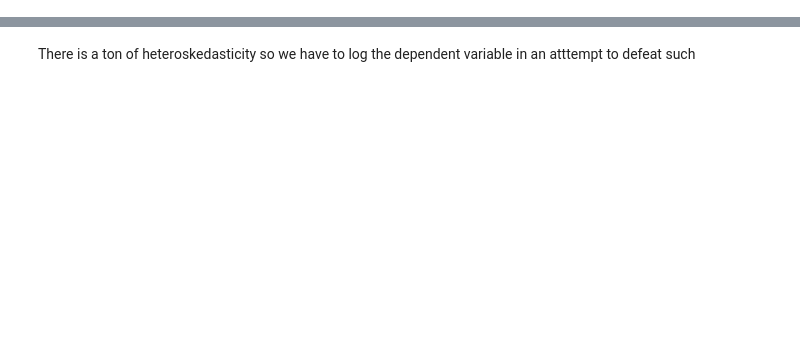
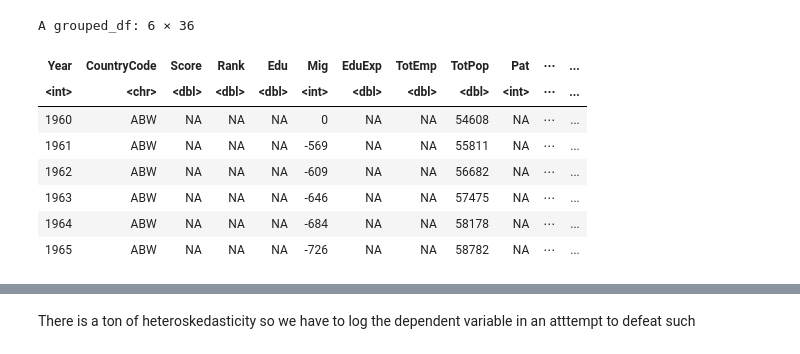
Before and after one commit to jumarmartin/econ-work, a Jupyter notebook: eco4800/regression.ipynb, the cells around one changed output, grey strips where cells are left out. Cells and saved outputs as stored; diff of their text form; code cells hidden in the pictures; blank space fills up the shorter version.

```diff
--- a/eco4800/regression.ipynb
+++ b/eco4800/regression.ipynb
@@ -10,8 +10,14 @@ indicators <- if (file.exists("indicators.csv")) {
     read.csv("indicators.csv")
 } else {
     WDI(indicator = c(
-        "SL.EMP.TOTL.SP.ZS", "SE.XPD.TOTL.GD.ZS", "NY.GDP.PCAP.CD",
-        "SM.POP.NETM", "SE.TER.CUAT.BA.ZS", "SP.POP.TOTL", "IP.PAT.RESD"
+        "SL.EMP.TOTL.SP.ZS",
+        "SE.XPD.TOTL.GD.ZS",
+        "NY.GDP.PCAP.CD",
+        "SM.POP.NETM",
+        "SM.POP.TOTL.ZS",
+        "SE.TER.CUAT.BA.ZS",
+        "SP.POP.TOTL",
+        "IP.PAT.RESD"
     ), country = "all") %>%
         write.csv("indicators.csv")
 }
@@ -19,10 +25,15 @@ indicators <- if (file.exists("indicators.csv")) {
 wdi_indicators <- rename(
     indicators,
     c(
-        "Country Code" = "iso3c", "Total Employment" = "SL.EMP.TOTL.SP.ZS",
-        "Education Expenditure % of GDP" = "SE.XPD.TOTL.GD.ZS", "GDP per capita" = "NY.GDP.PCAP.CD",
-        "Net Migration" = "SM.POP.NETM", "PCT Tertiary Education" = "SE.TER.CUAT.BA.ZS",
-        "Total Population" = "SP.POP.TOTL", "PatentsByResidents" = "IP.PAT.RESD"
+        "Country Code" = "iso3c",
+        "Total Employment" = "SL.EMP.TOTL.SP.ZS",
+        "Education Expenditure % of GDP" = "SE.XPD.TOTL.GD.ZS",
+        "GDP per capita" = "NY.GDP.PCAP.CD",
+        "Net Migration" = "SM.POP.NETM",
+        "PCT Tertiary Education" = "SE.TER.CUAT.BA.ZS",
+        "Total Population" = "SP.POP.TOTL",
+        "PatentsByResidents" = "IP.PAT.RESD",
+        "Total Migrant Population" = "SM.POP.TOTL.ZS"
     )
 )
 # %%
@@ -59,42 +70,57 @@ gii_wdi <- gii_wdi %>%
     rename(c(
         "CountryCode" = "Country.ISO3", "Year" = "year", "Edu" = "PCT Tertiary Education",
         "Mig" = "Net Migration", "EduExp" = "Education Expenditure % of GDP", "TotEmp" = "Total Employment",
-        "TotPop" = "Total Population", "Pat" = "PatentsByResidents", "GdpPerCap" = "GDP per capita"
+        "TotPop" = "Total Population", "Pat" = "PatentsByResidents", "GdpPerCap" = "GDP per capita", "MigPop" = "Total Migrant Population"
     )) %>%
-    select("Year", "CountryCode", "Score", "Rank", "Edu", "Mig", "EduExp", "TotEmp", "TotPop", "Pat", "GdpPerCap") %>%
+    select("Year", "CountryCode", "Score", "Rank", "Edu", "Mig", "EduExp", "TotEmp", "TotPop", "Pat", "GdpPerCap", "MigPop") %>%
     arrange(CountryCode, Year) %>%
     filter(!(CountryCode == ""))
 
 # write out gii_wdi to csv if it doesn't already exist
 if (!file.exists("./gii_analysis/gii_wdi.csv")) write.csv(gii_wdi, "./gii_analysis/gii_wdi.csv")
 
 # lag everything.
 gii_wdi <- gii_wdi %>%
     group_by(CountryCode) %>%
     mutate(lag.Mig01 = lag(Mig, n = 1, default = NA)) %>%
     mutate(lag.Mig05 = lag(Mig, n = 5, default = NA)) %>%
     mutate(lag.Mig10 = lag(Mig, n = 10, default = NA)) %>%
     mutate(lag.Mig20 = lag(Mig, n = 20, default = NA)) %>%
     mutate(lag.Edu01 = lag(Edu, n = 1, default = NA)) %>%
     mutate(lag.Edu05 = lag(Edu, n = 5, default = NA)) %>%
     mutate(lag.Edu10 = lag(Edu, n = 10, default = NA)) %>%
     mutate(lag.Edu20 = lag(Edu, n = 20, default = NA)) %>%
     mutate(lag.EduExp01 = lag(EduExp, n = 1, default = NA)) %>%
     mutate(lag.EduExp05 = lag(EduExp, n = 5, default = NA)) %>%
     mutate(lag.EduExp10 = lag(EduExp, n = 10, default = NA)) %>%
     mutate(lag.EduExp20 = lag(EduExp, n = 20, default = NA)) %>%
     mutate(lag.TotEmp01 = lag(TotEmp, n = 1, default = NA)) %>%
     mutate(lag.TotEmp05 = lag(TotEmp, n = 5, default = NA)) %>%
     mutate(lag.TotEmp10 = lag(TotEmp, n = 10, default = NA)) %>%
     mutate(lag.TotEmp20 = lag(TotEmp, n = 20, default = NA)) %>%
     mutate(lag.TotPop01 = lag(TotPop, n = 1, default = NA)) %>%
     mutate(lag.TotPop05 = lag(TotPop, n = 5, default = NA)) %>%
     mutate(lag.TotPop10 = lag(TotPop, n = 10, default = NA)) %>%
-    mutate(lag.TotPop20 = lag(TotPop, n = 20, default = NA))
+    mutate(lag.TotPop20 = lag(TotPop, n = 20, default = NA)) %>%
+    mutate(lag.MigPop01 = lag(MigPop, n = 1, default = NA)) %>%
+    mutate(lag.MigPop05 = lag(MigPop, n = 5, default = NA)) %>%
+    mutate(lag.MigPop10 = lag(MigPop, n = 10, default = NA)) %>%
+    mutate(lag.MigPop20 = lag(MigPop, n = 20, default = NA))
+
 head(gii_wdi)
 
 # write out gii_wdi_lagged to csv if it doesn't already exist
 if (!file.exists("./gii_analysis/gii_wdi_lagged.csv")) write.csv(gii_wdi, "./gii_analysis/gii_wdi_lagged.csv")
+# %% [output]
+A grouped_df: 6 × 36
+| Year | CountryCode | Score | Rank | Edu | Mig | EduExp | TotEmp | TotPop | Pat | ⋯ | ... |
+| <int> | <chr> | <dbl> | <dbl> | <dbl> | <int> | <dbl> | <dbl> | <dbl> | <int> | ⋯ | ... |
+| 1960 | ABW | NA | NA | NA | 0 | NA | NA | 54608 | NA | ⋯ | ... |
+| 1961 | ABW | NA | NA | NA | -569 | NA | NA | 55811 | NA | ⋯ | ... |
+| 1962 | ABW | NA | NA | NA | -609 | NA | NA | 56682 | NA | ⋯ | ... |
+| 1963 | ABW | NA | NA | NA | -646 | NA | NA | 57475 | NA | ⋯ | ... |
+| 1964 | ABW | NA | NA | NA | -684 | NA | NA | 58178 | NA | ⋯ | ... |
+| 1965 | ABW | NA | NA | NA | -726 | NA | NA | 58782 | NA | ⋯ | ... |
 # %%
 lag1_Edu_EduExp_Mig_TotEmp <- lm(Score ~ lag.Mig01 + lag.Edu01 + lag.TotEmp01 + lag.EduExp01, data = gii_wdi)
 vif(lag1_Edu_EduExp_Mig_TotEmp)
```
Also changed, not shown: parts of 14 cells of this notebook, 1 other file.
